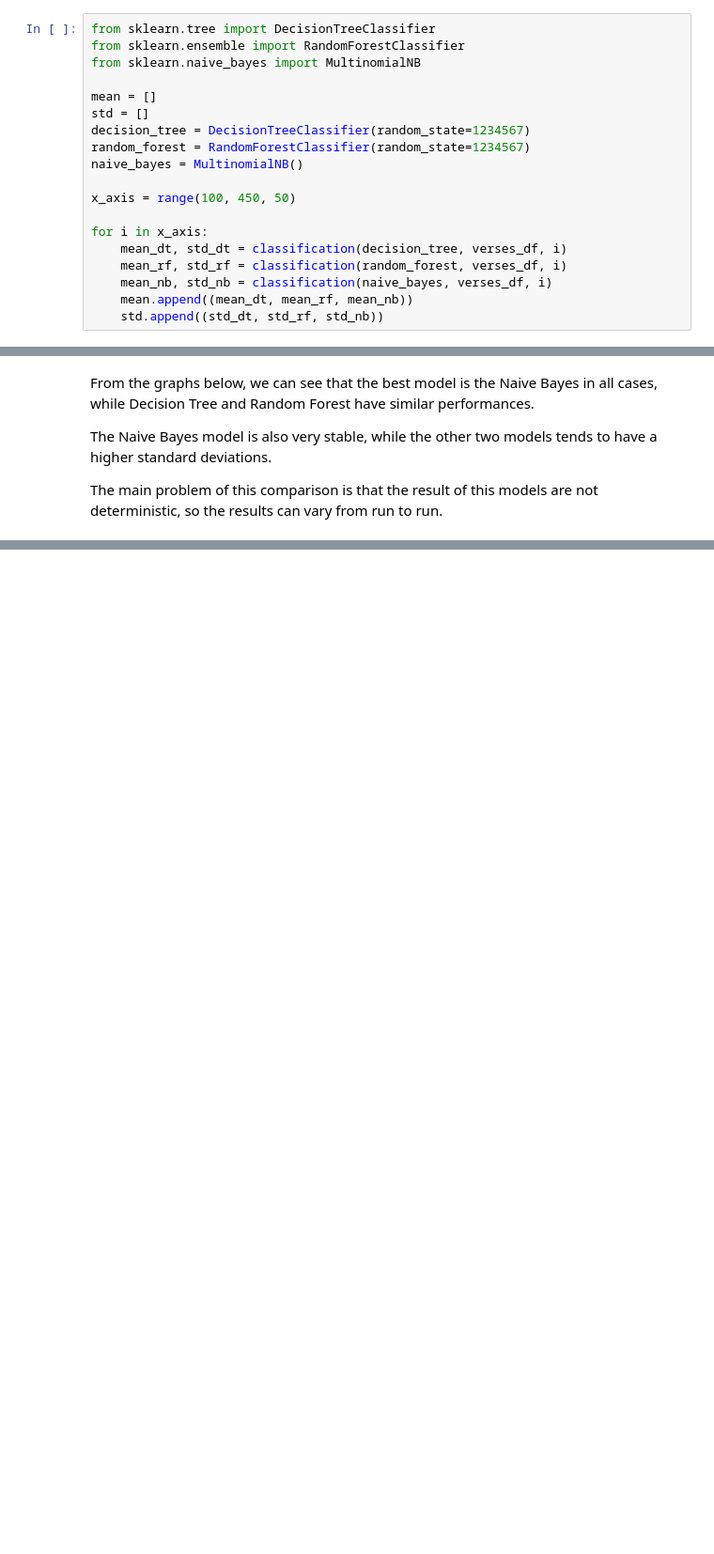
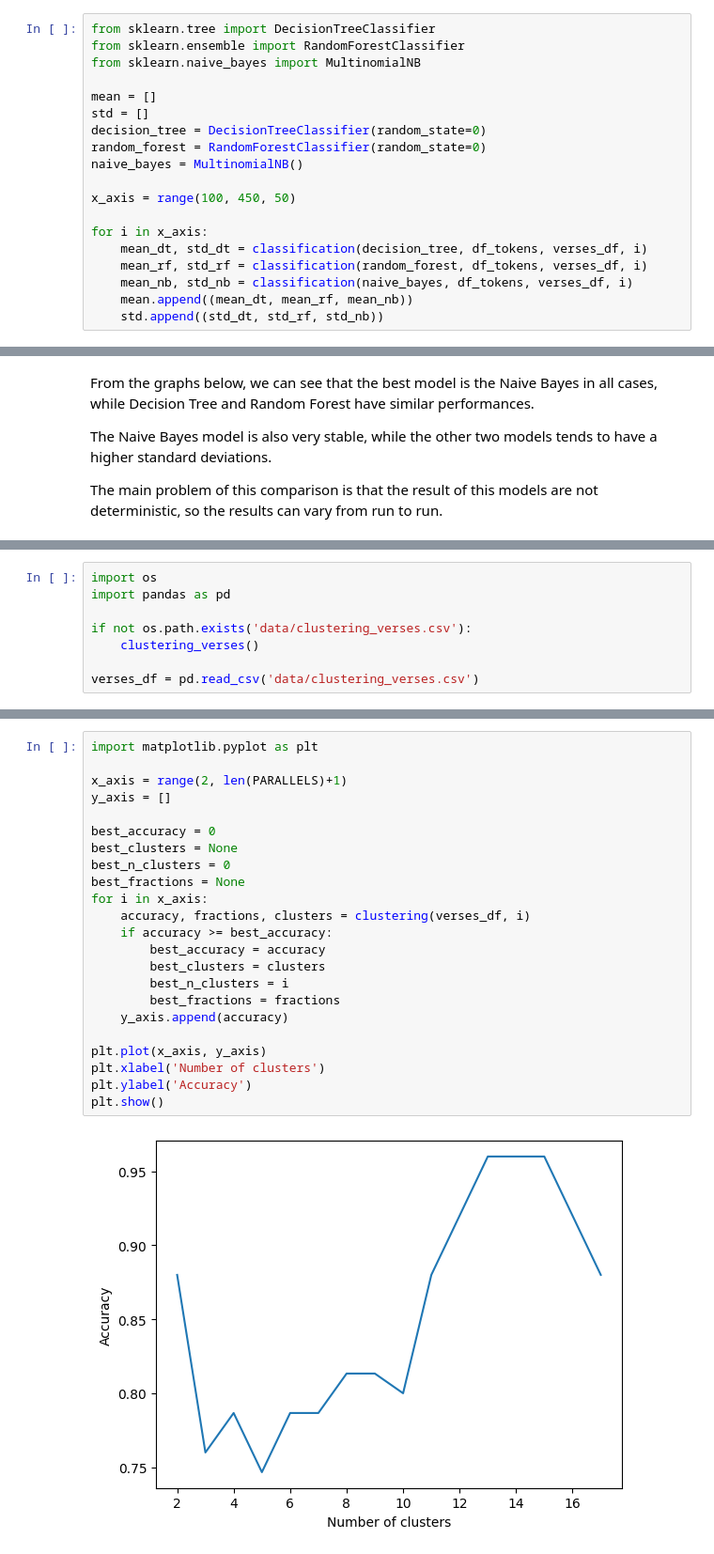
Before and after one commit to rik1599/advanced-data-science-2023, a Jupyter notebook: bible-nlp/bible-nlp.ipynb, the cells around one changed output, grey strips where cells are left out. Shown: that part at 94% size. Saved outputs shown, nothing was run; the diff lists cells and outputs as text; blank space fills up the shorter version.

```diff
--- a/bible-nlp/bible-nlp.ipynb
+++ b/bible-nlp/bible-nlp.ipynb
@@ -210,16 +232,16 @@ from sklearn.naive_bayes import MultinomialNB
 
 mean = []
 std = []
-decision_tree = DecisionTreeClassifier(random_state=1234567)
-random_forest = RandomForestClassifier(random_state=1234567)
+decision_tree = DecisionTreeClassifier(random_state=0)
+random_forest = RandomForestClassifier(random_state=0)
 naive_bayes = MultinomialNB()
 
 x_axis = range(100, 450, 50)
 
 for i in x_axis:
-    mean_dt, std_dt = classification(decision_tree, verses_df, i)
-    mean_rf, std_rf = classification(random_forest, verses_df, i)
-    mean_nb, std_nb = classification(naive_bayes, verses_df, i)
+    mean_dt, std_dt = classification(decision_tree, df_tokens, verses_df, i)
+    mean_rf, std_rf = classification(random_forest, df_tokens, verses_df, i)
+    mean_nb, std_nb = classification(naive_bayes, df_tokens, verses_df, i)
     mean.append((mean_dt, mean_rf, mean_nb))
     std.append((std_dt, std_rf, std_nb))
 # %%
@@ -301,0 +327,8 @@ clusters = kmeans.labels_
+# %%
+import os
+import pandas as pd
+
+if not os.path.exists('data/clustering_verses.csv'):
+    clustering_verses()
+
+verses_df = pd.read_csv('data/clustering_verses.csv')
@@ -302,2 +365,27 @@ clusters = kmeans.labels_
+# %%
+import matplotlib.pyplot as plt
+
+x_axis = range(2, len(PARALLELS)+1)
+y_axis = []
+
+best_accuracy = 0
+best_clusters = None
+best_n_clusters = 0
+best_fractions = None
+for i in x_axis:
+    accuracy, fractions, clusters = clustering(verses_df, i)
+    if accuracy >= best_accuracy:
+        best_accuracy = accuracy
+        best_clusters = clusters
+        best_n_clusters = i
+        best_fractions = fractions
+    y_axis.append(accuracy)
+
+plt.plot(x_axis, y_axis)
+plt.xlabel('Number of clusters')
+plt.ylabel('Accuracy')
+plt.show()
+# %% [output]
+[figure, added]
 # %%
 from sklearn.decomposition import PCA
```
Also changed, not shown: parts of 28 cells of this notebook, 8 other files.
